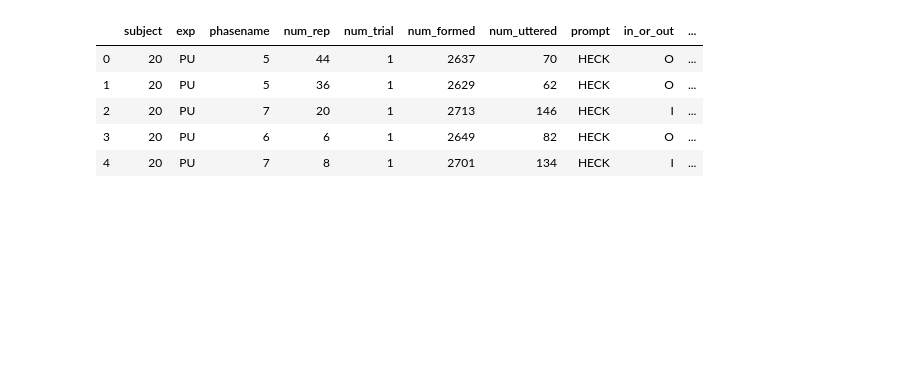
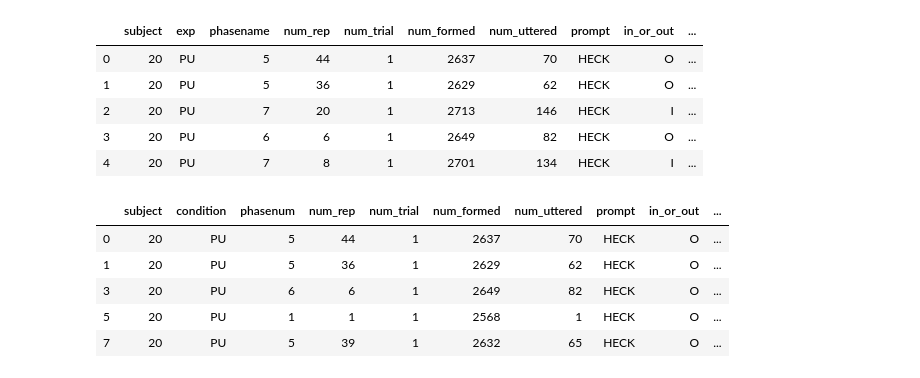
Before and after one commit to letitiayhho/feedback-alteration, a Jupyter notebook: analysis.ipynb, the cells around one changed output. Saved outputs shown, nothing was run; the diff lists cells and outputs as text; code cells hidden in the pictures; blank space fills up the shorter version.

```diff
--- a/analysis.ipynb
+++ b/analysis.ipynb
@@ -16,6 +19,34 @@ raw_data[0:5]
 | 2 | 20 | PU | 7 | 20 | 1 | 2713 | 146 | HECK | I | ... |
 | 3 | 20 | PU | 6 | 6 | 1 | 2649 | 82 | HECK | O | ... |
 | 4 | 20 | PU | 7 | 8 | 1 | 2701 | 134 | HECK | I | ... |
+# %%
+"""
+Preprocessing
+"""
+
+# Create new data frame
+
+# Remove "O" data
+df = raw_data[raw_data.in_or_out == "O"]
+
+# Remove first block
+df = df[df.block != 1]
+
+# Rename "phasename" to "phasenum"
+df.rename(columns = {"phasename": "phasenum", "exp": "condition"}, inplace = True)
+
+# Reset pd indexes
+df.reset_index()
+
+# Preview
+df[0:5]
+# %% [output]
+|  | subject | condition | phasenum | num_rep | num_trial | num_formed | num_uttered | prompt | in_or_out | ... |
+| 0 | 20 | PU | 5 | 44 | 1 | 2637 | 70 | HECK | O | ... |
+| 1 | 20 | PU | 5 | 36 | 1 | 2629 | 62 | HECK | O | ... |
+| 3 | 20 | PU | 6 | 6 | 1 | 2649 | 82 | HECK | O | ... |
+| 5 | 20 | PU | 1 | 1 | 1 | 2568 | 1 | HECK | O | ... |
+| 7 | 20 | PU | 5 | 39 | 1 | 2632 | 65 | HECK | O | ... |
 # %%
 """
 Generate summary statistics for each trial
```
Also changed, not shown: parts of 17 cells of this notebook.
